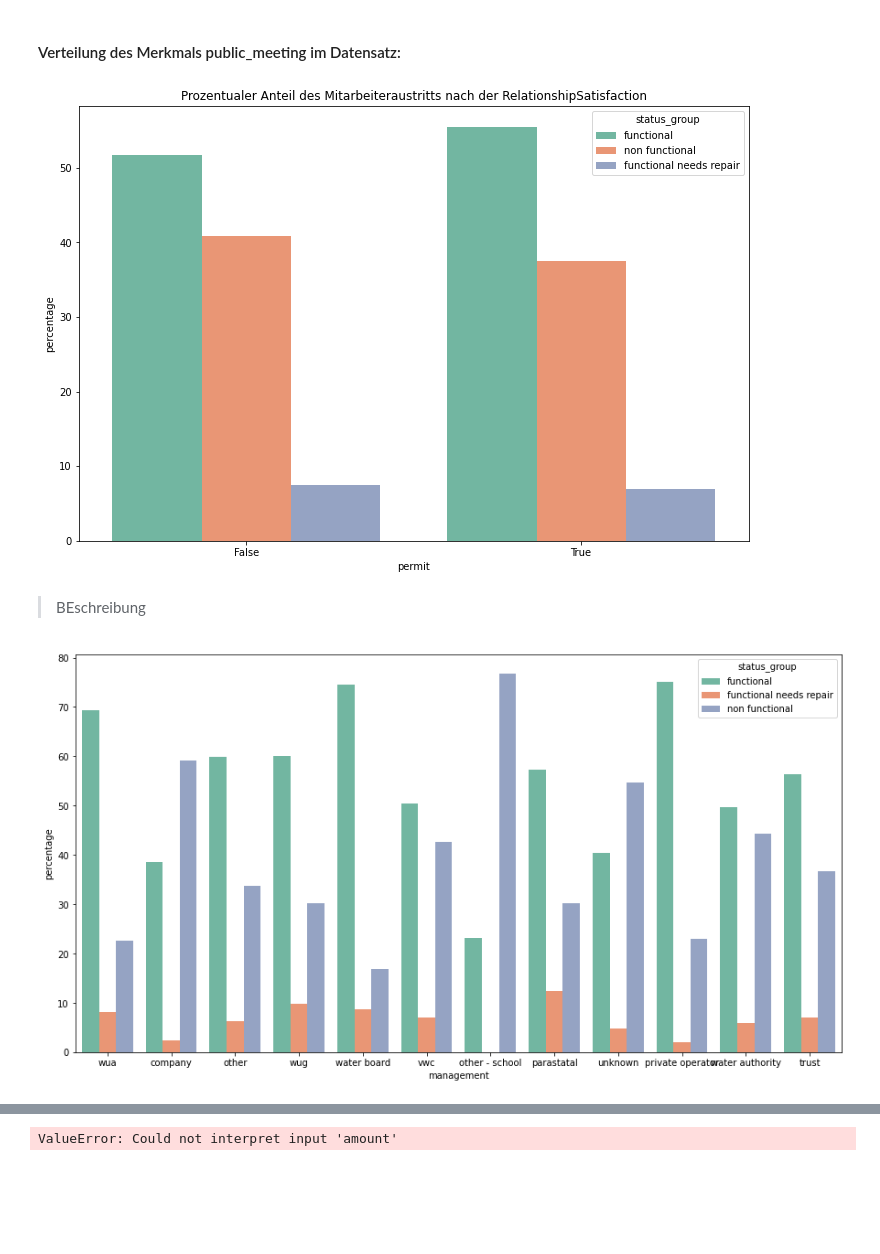
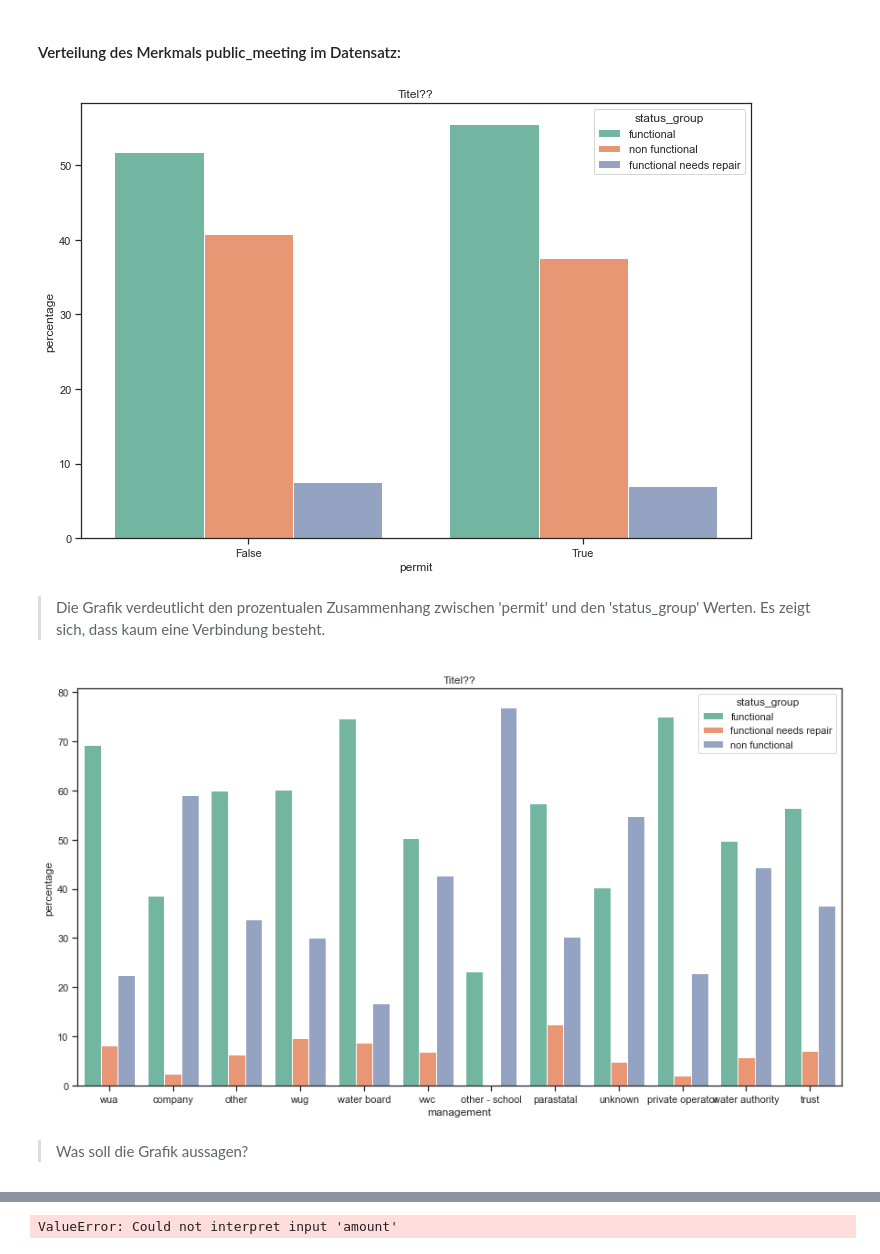
Before and after one commit to finitearth/DataExploration, a Jupyter notebook: presentation.ipynb, the cells around one changed output, grey strips where cells are left out. Saved outputs shown, nothing was run; the diff lists cells and outputs as text; code cells hidden in the pictures; blank space fills up the shorter version.

Commit message:
weitere Beschreibungen und Grafikänderungen

```diff
--- a/presentation.ipynb
+++ b/presentation.ipynb
@@ -460,24 +462,27 @@ attrition_counts = (train_data.groupby(['permit'])['status_group']
                      .mul(100)
                      .reset_index()
                      .sort_values('permit'))
-plt.title('Prozentualer Anteil des Mitarbeiteraustritts nach der RelationshipSatisfaction')
+plt.title('Titel??')
 sns.barplot(x="permit", y="percentage", hue="status_group", data=attrition_counts, palette="Set2");
 # %% [output]
-[figure, old version]
+[figure, new version]
-# %% [markdown]
->BEschreibung
+# %% [markdown]
+>Die Grafik verdeutlicht den prozentualen Zusammenhang zwischen 'permit' und den 'status_group' Werten. Es zeigt sich, dass kaum eine Verbindung besteht.
 # %%
 plt.figure(figsize=(15,8))
 
 attrition_counts = (train_data.groupby(['management'])['status_group']
                      .value_counts(normalize=True)
                      .rename('percentage')
                      .mul(100)
                      .reset_index()
                      .sort_values('status_group'))
+plt.title('Titel??')
 sns.barplot(x="management", y="percentage", hue="status_group", data=attrition_counts, palette="Set2");
 # %% [output]
-[figure, old version]
+[figure, new version]
+# %% [markdown]
+>Was soll die Grafik aussagen?
 # %%
 plt.figure(figsize=(15,8))
 
```
Also changed, not shown: parts of 17 cells of this notebook.
